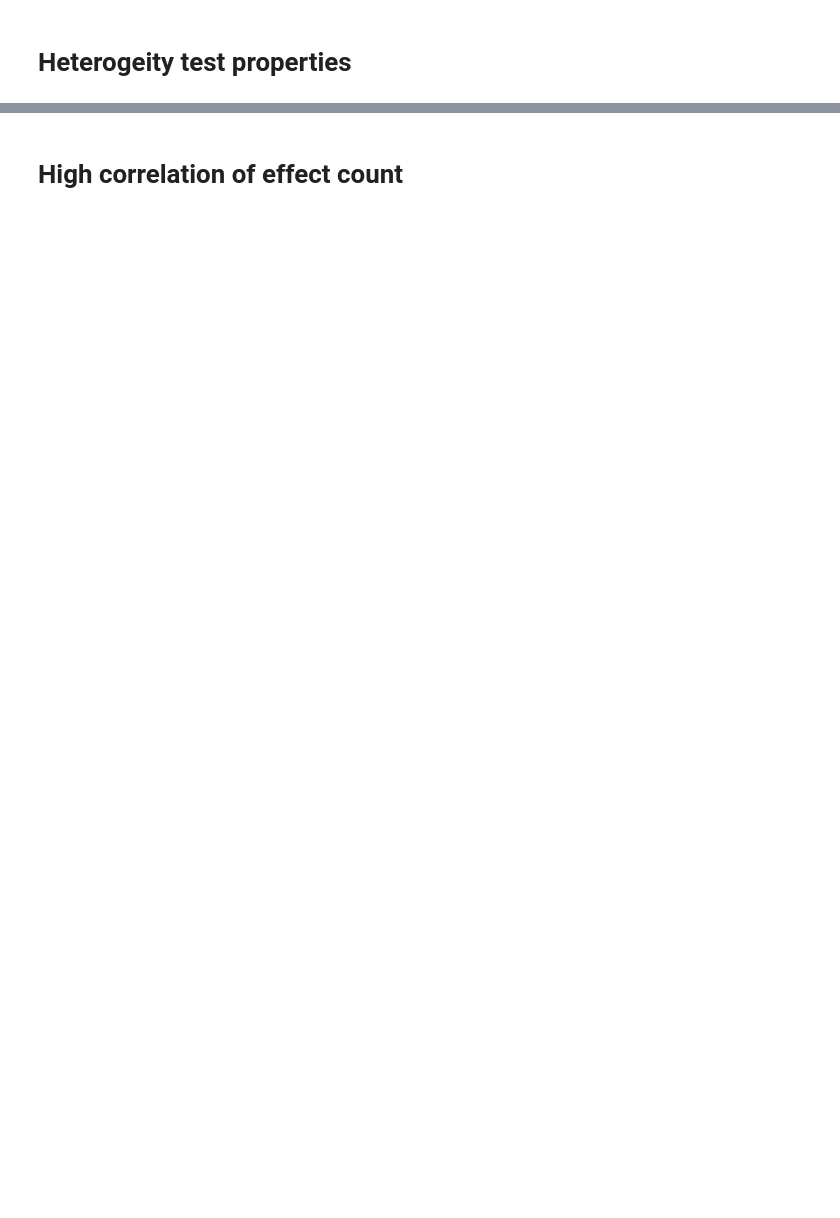
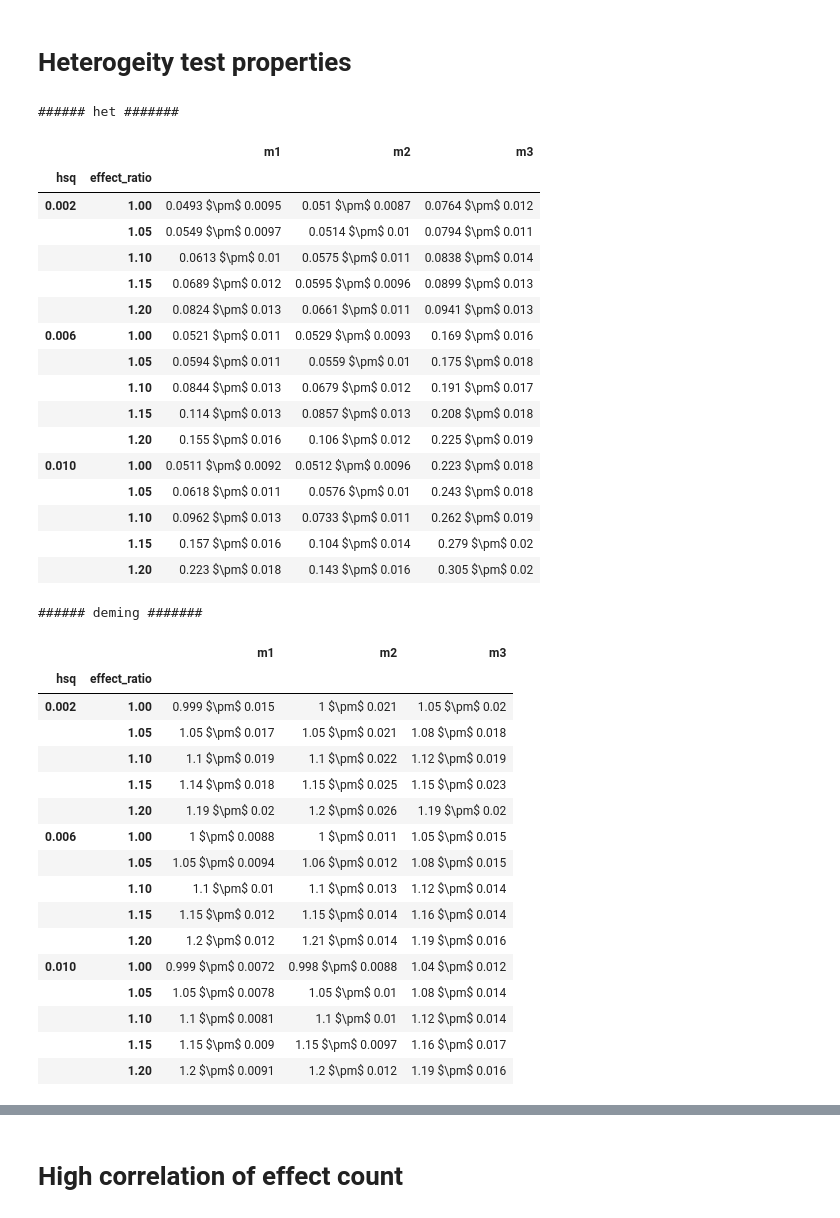
Before and after one commit to KangchengHou/admix-genet-cor, a Jupyter notebook: experiments/02-region-locus-simulate/04-run-lanc-pitfall.ipynb, the cells around one changed output, grey strips where cells are left out. Saved outputs shown, nothing was run; the diff lists cells and outputs as text; code cells hidden in the pictures; blank space fills up the shorter version.

```diff
--- a/experiments/02-region-locus-simulate/04-run-lanc-pitfall.ipynb
+++ b/experiments/02-region-locus-simulate/04-run-lanc-pitfall.ipynb
@@ -202 +268,48 @@ df_res = pd.concat(df_res)
+# %%
+for name, (df_mean, df_se) in zip(
+    ["het", "deming"], [(df_het_mean, df_het_se), (df_deming_mean, df_deming_se)]
+):
+    df_display = pd.DataFrame(index=df_mean.index, columns=df_se.columns)
+    for i in df_mean.index:
+        for j in df_mean.columns:
+            df_display.loc[i, j] = f"{df_mean.loc[i,j]:.3g} $\pm$ {df_se.loc[i,j]:.2g}"
+    print(f"###### {name} #######")
+    display(df_display)
+# %% [output]
+###### het #######
+|  |  | m1 | m2 | m3 |
+| hsq | effect_ratio |  |  |  |
+| 0.002 | 1.00 | 0.0493 $\pm$ 0.0095 | 0.051 $\pm$ 0.0087 | 0.0764 $\pm$ 0.012 |
+|  | 1.05 | 0.0549 $\pm$ 0.0097 | 0.0514 $\pm$ 0.01 | 0.0794 $\pm$ 0.011 |
+|  | 1.10 | 0.0613 $\pm$ 0.01 | 0.0575 $\pm$ 0.011 | 0.0838 $\pm$ 0.014 |
+|  | 1.15 | 0.0689 $\pm$ 0.012 | 0.0595 $\pm$ 0.0096 | 0.0899 $\pm$ 0.013 |
+|  | 1.20 | 0.0824 $\pm$ 0.013 | 0.0661 $\pm$ 0.011 | 0.0941 $\pm$ 0.013 |
+| 0.006 | 1.00 | 0.0521 $\pm$ 0.011 | 0.0529 $\pm$ 0.0093 | 0.169 $\pm$ 0.016 |
+|  | 1.05 | 0.0594 $\pm$ 0.011 | 0.0559 $\pm$ 0.01 | 0.175 $\pm$ 0.018 |
+|  | 1.10 | 0.0844 $\pm$ 0.013 | 0.0679 $\pm$ 0.012 | 0.191 $\pm$ 0.017 |
+|  | 1.15 | 0.114 $\pm$ 0.013 | 0.0857 $\pm$ 0.013 | 0.208 $\pm$ 0.018 |
+|  | 1.20 | 0.155 $\pm$ 0.016 | 0.106 $\pm$ 0.012 | 0.225 $\pm$ 0.019 |
+| 0.010 | 1.00 | 0.0511 $\pm$ 0.0092 | 0.0512 $\pm$ 0.0096 | 0.223 $\pm$ 0.018 |
+|  | 1.05 | 0.0618 $\pm$ 0.011 | 0.0576 $\pm$ 0.01 | 0.243 $\pm$ 0.018 |
+|  | 1.10 | 0.0962 $\pm$ 0.013 | 0.0733 $\pm$ 0.011 | 0.262 $\pm$ 0.019 |
+|  | 1.15 | 0.157 $\pm$ 0.016 | 0.104 $\pm$ 0.014 | 0.279 $\pm$ 0.02 |
+|  | 1.20 | 0.223 $\pm$ 0.018 | 0.143 $\pm$ 0.016 | 0.305 $\pm$ 0.02 |
+###### deming #######
+|  |  | m1 | m2 | m3 |
+| hsq | effect_ratio |  |  |  |
+| 0.002 | 1.00 | 0.999 $\pm$ 0.015 | 1 $\pm$ 0.021 | 1.05 $\pm$ 0.02 |
+|  | 1.05 | 1.05 $\pm$ 0.017 | 1.05 $\pm$ 0.021 | 1.08 $\pm$ 0.018 |
+|  | 1.10 | 1.1 $\pm$ 0.019 | 1.1 $\pm$ 0.022 | 1.12 $\pm$ 0.019 |
+|  | 1.15 | 1.14 $\pm$ 0.018 | 1.15 $\pm$ 0.025 | 1.15 $\pm$ 0.023 |
+|  | 1.20 | 1.19 $\pm$ 0.02 | 1.2 $\pm$ 0.026 | 1.19 $\pm$ 0.02 |
+| 0.006 | 1.00 | 1 $\pm$ 0.0088 | 1 $\pm$ 0.011 | 1.05 $\pm$ 0.015 |
+|  | 1.05 | 1.05 $\pm$ 0.0094 | 1.06 $\pm$ 0.012 | 1.08 $\pm$ 0.015 |
+|  | 1.10 | 1.1 $\pm$ 0.01 | 1.1 $\pm$ 0.013 | 1.12 $\pm$ 0.014 |
+|  | 1.15 | 1.15 $\pm$ 0.012 | 1.15 $\pm$ 0.014 | 1.16 $\pm$ 0.014 |
+|  | 1.20 | 1.2 $\pm$ 0.012 | 1.21 $\pm$ 0.014 | 1.19 $\pm$ 0.016 |
+| 0.010 | 1.00 | 0.999 $\pm$ 0.0072 | 0.998 $\pm$ 0.0088 | 1.04 $\pm$ 0.012 |
+|  | 1.05 | 1.05 $\pm$ 0.0078 | 1.05 $\pm$ 0.01 | 1.08 $\pm$ 0.014 |
+|  | 1.10 | 1.1 $\pm$ 0.0081 | 1.1 $\pm$ 0.01 | 1.12 $\pm$ 0.014 |
+|  | 1.15 | 1.15 $\pm$ 0.009 | 1.15 $\pm$ 0.0097 | 1.16 $\pm$ 0.017 |
+|  | 1.20 | 1.2 $\pm$ 0.0091 | 1.2 $\pm$ 0.012 | 1.19 $\pm$ 0.016 |
 # %%
```
Also changed, not shown: parts of 19 cells of this notebook, 18 other files.
